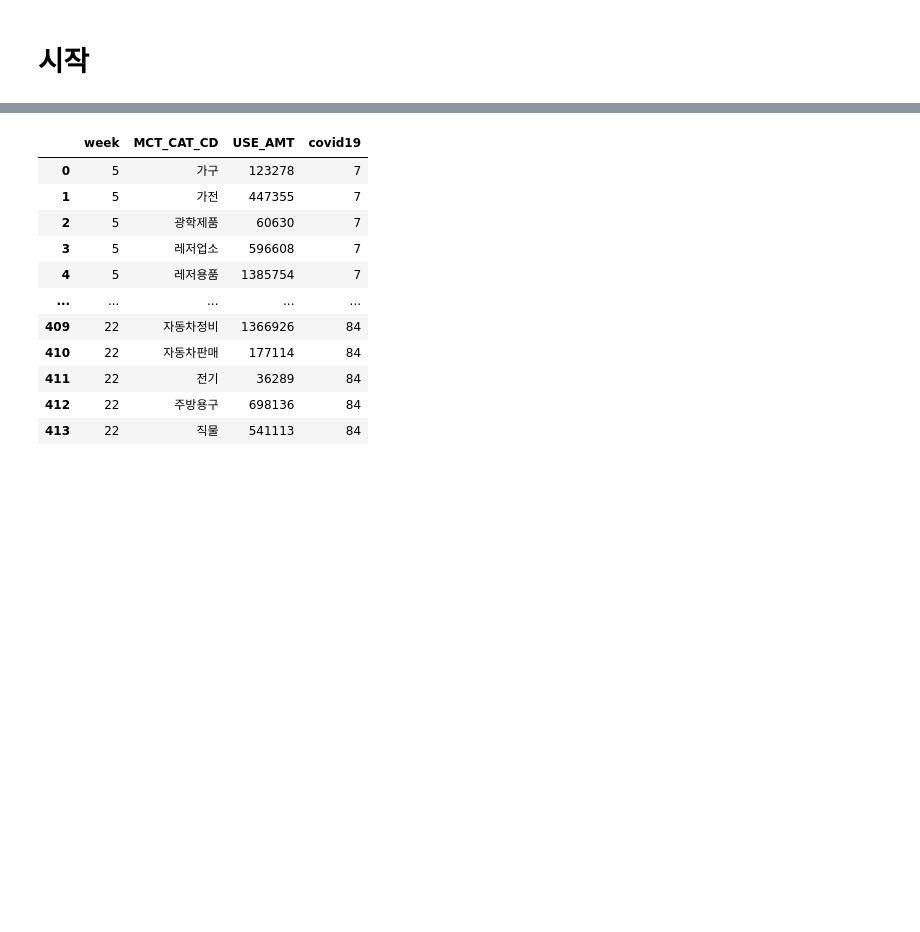
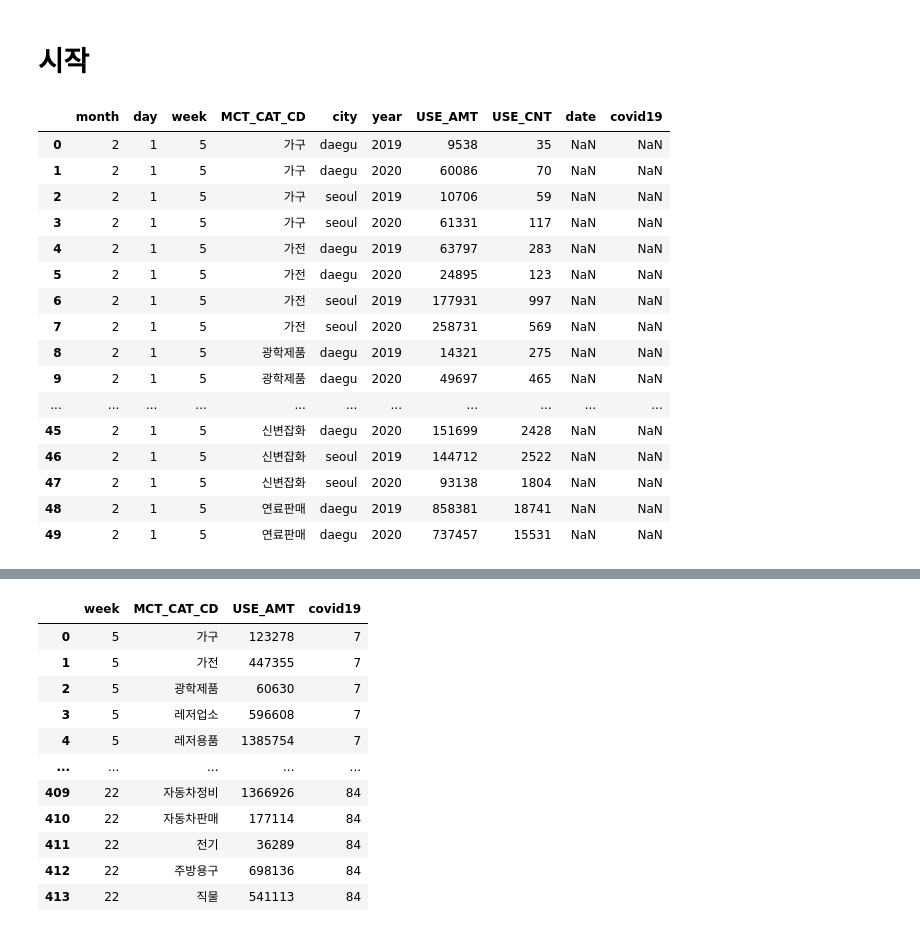
Before and after one commit to leechungpa/mcube, a Jupyter notebook: code/eda/card_data-elasticity.ipynb, the cells around one changed output, grey strips where cells are left out. Cells and saved outputs as stored; diff of their text form; code cells hidden in the pictures; blank space fills up the shorter version.

```diff
--- a/code/eda/card_data-elasticity.ipynb
+++ b/code/eda/card_data-elasticity.ipynb
@@ -106,4 +123,6 @@ table = rs_card_data.pivot_table(values=['USE_CNT', 'USE_AMT'],
                                  index=['month', 'day', 'week',
                                         'MCT_CAT_CD', 'city', 'year'],
                                  aggfunc='sum').reset_index()
+# %%
+covid_table = pd.merge(table, covid_confirmed,on=['month','day', 'city'], how='left')
 # %%
@@ -111,2 +130,20 @@ table.to_csv('../../data/card_covid.csv')
-# %%
-covid_table = pd.merge(table, covid_confirmed,on=['month','day', 'city'], how='left').fillna('0')
+# %%
+covid_table.fillna(0.head(50)
+# %% [output]
+|  | month | day | week | MCT_CAT_CD | city | year | USE_AMT | USE_CNT | date | covid19 |
+| 0 | 2 | 1 | 5 | 가구 | daegu | 2019 | 9538 | 35 | NaN | NaN |
+| 1 | 2 | 1 | 5 | 가구 | daegu | 2020 | 60086 | 70 | NaN | NaN |
+| 2 | 2 | 1 | 5 | 가구 | seoul | 2019 | 10706 | 59 | NaN | NaN |
+| 3 | 2 | 1 | 5 | 가구 | seoul | 2020 | 61331 | 117 | NaN | NaN |
+| 4 | 2 | 1 | 5 | 가전 | daegu | 2019 | 63797 | 283 | NaN | NaN |
+| 5 | 2 | 1 | 5 | 가전 | daegu | 2020 | 24895 | 123 | NaN | NaN |
+| 6 | 2 | 1 | 5 | 가전 | seoul | 2019 | 177931 | 997 | NaN | NaN |
+| 7 | 2 | 1 | 5 | 가전 | seoul | 2020 | 258731 | 569 | NaN | NaN |
+| 8 | 2 | 1 | 5 | 광학제품 | daegu | 2019 | 14321 | 275 | NaN | NaN |
+| 9 | 2 | 1 | 5 | 광학제품 | daegu | 2020 | 49697 | 465 | NaN | NaN |
+| ... | ... | ... | ... | ... | ... | ... | ... | ... | ... | ... |
+| 45 | 2 | 1 | 5 | 신변잡화 | daegu | 2020 | 151699 | 2428 | NaN | NaN |
+| 46 | 2 | 1 | 5 | 신변잡화 | seoul | 2019 | 144712 | 2522 | NaN | NaN |
+| 47 | 2 | 1 | 5 | 신변잡화 | seoul | 2020 | 93138 | 1804 | NaN | NaN |
+| 48 | 2 | 1 | 5 | 연료판매 | daegu | 2019 | 858381 | 18741 | NaN | NaN |
+| 49 | 2 | 1 | 5 | 연료판매 | daegu | 2020 | 737457 | 15531 | NaN | NaN |
```
Also changed, not shown: parts of 10 cells of this notebook, 4 other files.
